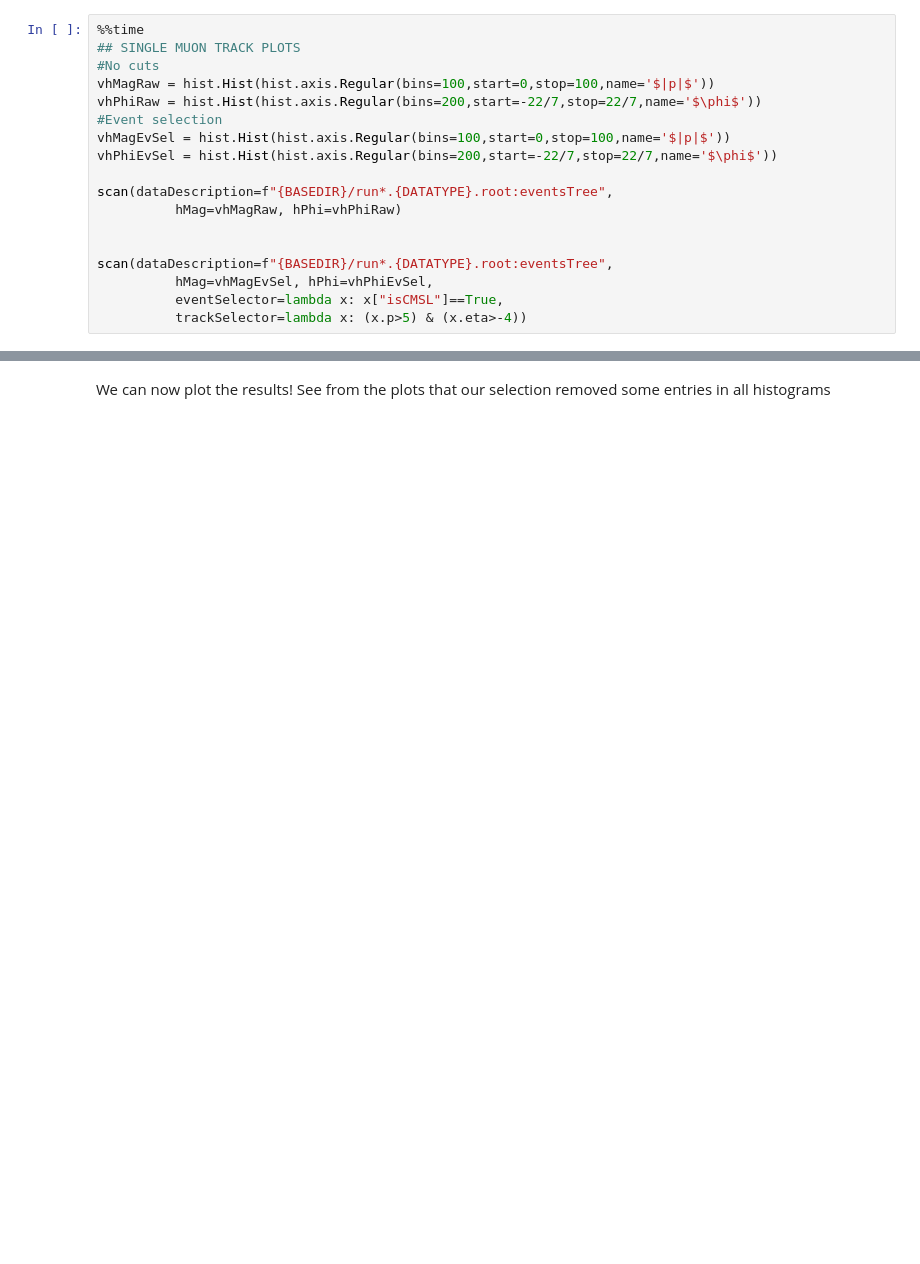
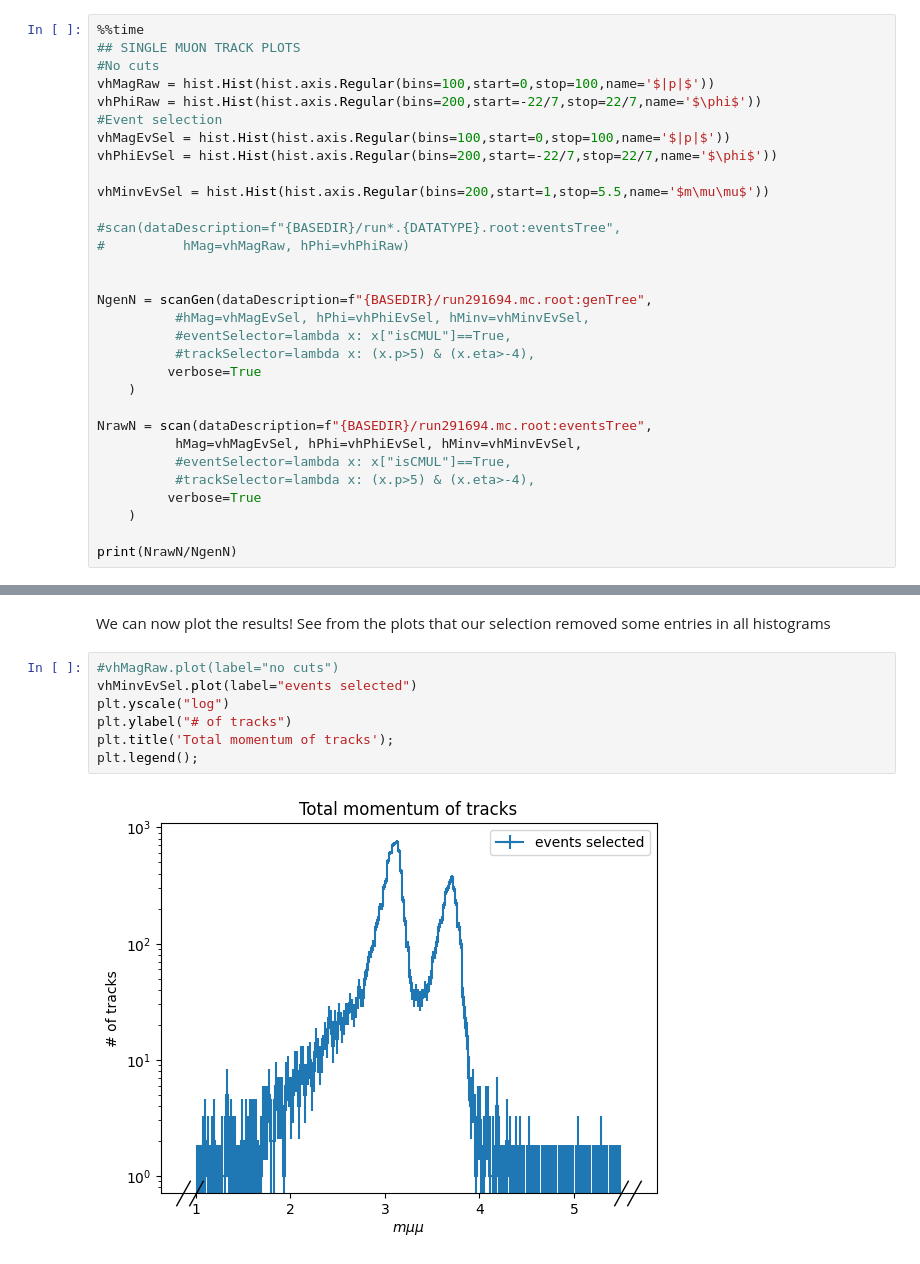
Before and after one commit to nantes-m2-rps-exp/qqbar2mumu-2023, a Jupyter notebook: notebooks/03-akward.ipynb, the cells around one changed output, grey strips where cells are left out. Cells and saved outputs as stored; diff of their text form; blank space fills up the shorter version.

```diff
--- a/notebooks/03-akward.ipynb
+++ b/notebooks/03-akward.ipynb
@@ -116,11 +281,24 @@ vhPhiRaw = hist.Hist(hist.axis.Regular(bins=200,start=-22/7,stop=22/7,name='$\ph
 vhMagEvSel = hist.Hist(hist.axis.Regular(bins=100,start=0,stop=100,name='$|p|$'))
 vhPhiEvSel = hist.Hist(hist.axis.Regular(bins=200,start=-22/7,stop=22/7,name='$\phi$'))
 
-scan(dataDescription=f"{BASEDIR}/run*.{DATATYPE}.root:eventsTree",
-          hMag=vhMagRaw, hPhi=vhPhiRaw)
+vhMinvEvSel = hist.Hist(hist.axis.Regular(bins=200,start=1,stop=5.5,name='$m\mu\mu$'))
+
+#scan(dataDescription=f"{BASEDIR}/run*.{DATATYPE}.root:eventsTree",
+#          hMag=vhMagRaw, hPhi=vhPhiRaw)
 
 
-scan(dataDescription=f"{BASEDIR}/run*.{DATATYPE}.root:eventsTree",
-          hMag=vhMagEvSel, hPhi=vhPhiEvSel,
-          eventSelector=lambda x: x["isCMSL"]==True,
-          trackSelector=lambda x: (x.p>5) & (x.eta>-4))
+NgenN = scanGen(dataDescription=f"{BASEDIR}/run291694.mc.root:genTree",
+          #hMag=vhMagEvSel, hPhi=vhPhiEvSel, hMinv=vhMinvEvSel,
+          #eventSelector=lambda x: x["isCMUL"]==True,
+          #trackSelector=lambda x: (x.p>5) & (x.eta>-4),
+         verbose=True
+    )
+
+NrawN = scan(dataDescription=f"{BASEDIR}/run291694.mc.root:eventsTree",
+          hMag=vhMagEvSel, hPhi=vhPhiEvSel, hMinv=vhMinvEvSel,
+          #eventSelector=lambda x: x["isCMUL"]==True,
+          #trackSelector=lambda x: (x.p>5) & (x.eta>-4),
+         verbose=True
+    )
+
+print(NrawN/NgenN)
@@ -127,5 +312,14 @@ scan(dataDescription=f"{BASEDIR}/run*.{DATATYPE}.root:eventsTree",
 # %% [markdown]
 We can now plot the results! See from the plots that our selection removed some entries in all histograms
+# %%
+#vhMagRaw.plot(label="no cuts")
+vhMinvEvSel.plot(label="events selected")
+plt.yscale("log")
+plt.ylabel("# of tracks")
+plt.title('Total momentum of tracks');
+plt.legend();
+# %% [output]
+[figure, added]
 # %%
 vhMagRaw.plot(label="no cuts")
 vhMagEvSel.plot(label="events selected")
```
Also changed, not shown: parts of 14 cells of this notebook.
